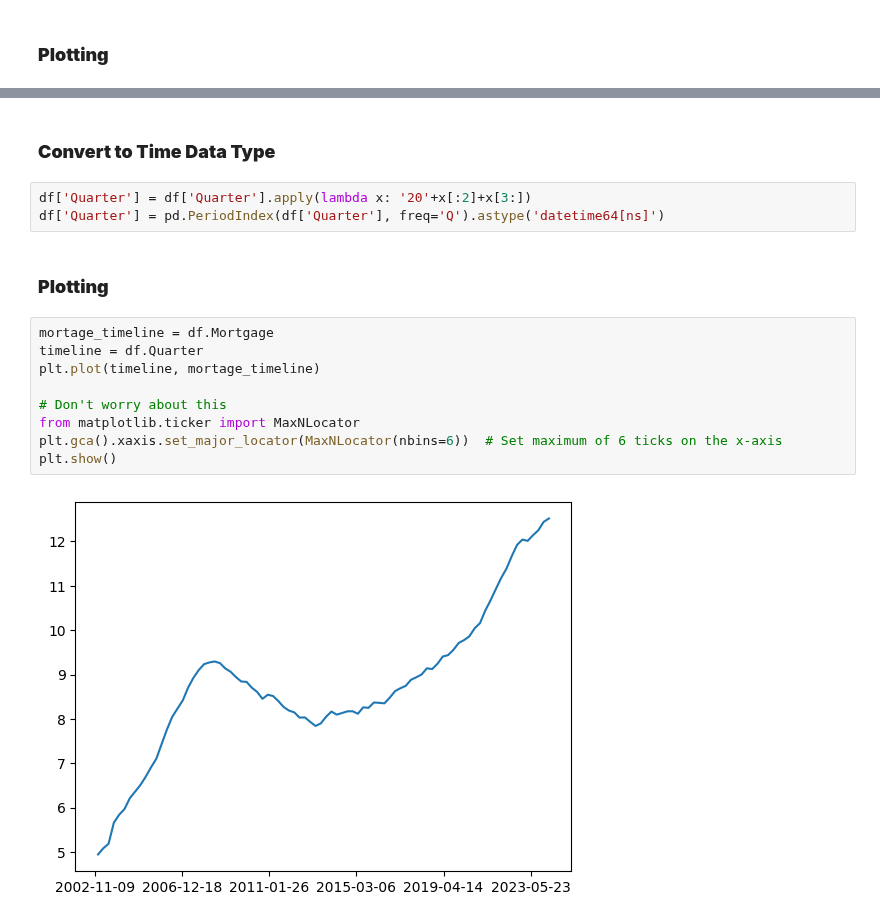
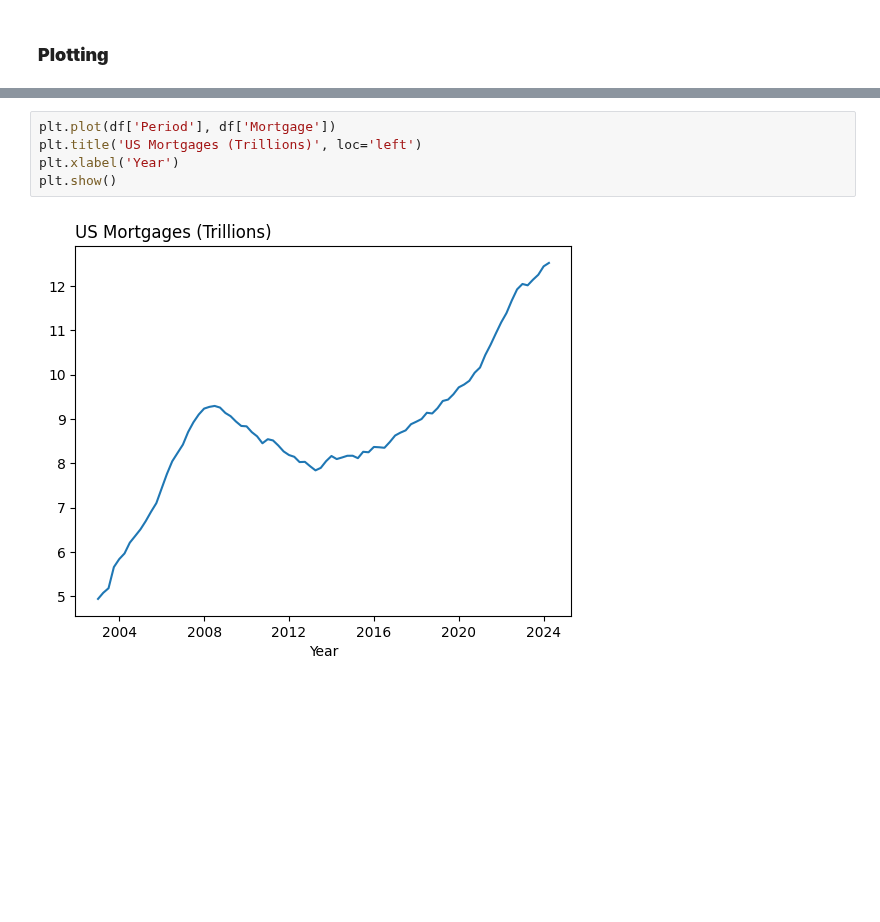
Before and after one commit to pharringtonp19/business-analytics, a Jupyter notebook: notebooks/Data_Manipulation_One.ipynb, the cells around one changed output, grey strips where cells are left out. Saved outputs shown, nothing was run; the diff lists cells and outputs as text; blank space fills up the shorter version.

```diff
--- a/notebooks/Data_Manipulation_One.ipynb
+++ b/notebooks/Data_Manipulation_One.ipynb
@@ -52,18 +45,7 @@ plt.show()
-# %% [markdown]
-### **Convert to Time Data Type**
-# %%
-df['Quarter'] = df['Quarter'].apply(lambda x: '20'+x[:2]+x[3:])
-df['Quarter'] = pd.PeriodIndex(df['Quarter'], freq='Q').astype('datetime64[ns]')
-# %% [markdown]
-### **Plotting**
-# %%
-mortage_timeline = df.Mortgage
-timeline = df.Quarter
-plt.plot(timeline, mortage_timeline)
-
-# Don't worry about this
-from matplotlib.ticker import MaxNLocator
-plt.gca().xaxis.set_major_locator(MaxNLocator(nbins=6))  # Set maximum of 6 ticks on the x-axis
-plt.show()
-# %% [output]
-[figure, removed]
+# %%
+plt.plot(df['Period'], df['Mortgage'])
+plt.title('US Mortgages (Trillions)', loc='left')
+plt.xlabel('Year')
+plt.show()
+# %% [output]
+[figure, added]
```
Also changed, not shown: parts of 12 cells of this notebook.
